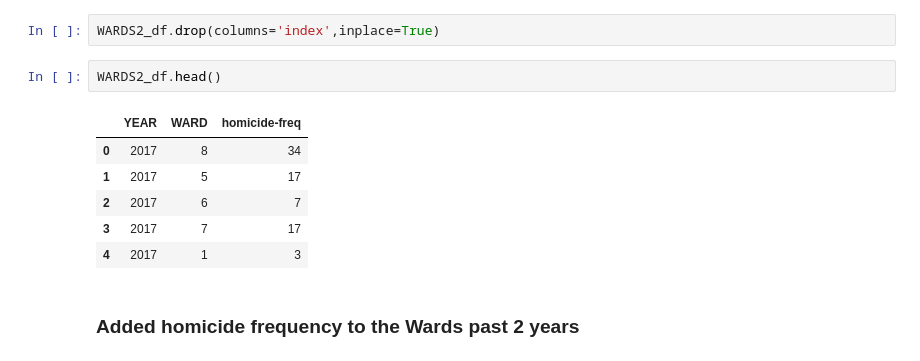
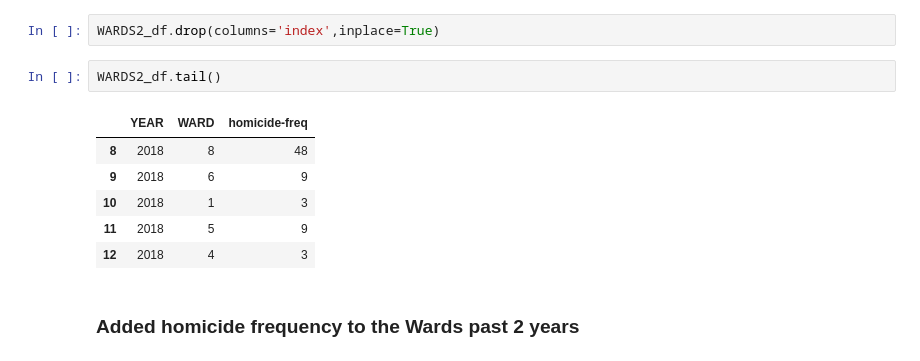
Before and after one commit to monipip3/activism, a Jupyter notebook: DC_Homicides/DC Homicides.ipynb, the cells around one changed output. Drawn from its saved outputs; the diff is of its cells as text.

```diff
--- a/DC_Homicides/DC Homicides.ipynb
+++ b/DC_Homicides/DC Homicides.ipynb
@@ -86,14 +86,14 @@ WARDS2_df.reset_index(inplace=True)
 # %%
 WARDS2_df.drop(columns='index',inplace=True)
 # %%
-WARDS2_df.head()
+WARDS2_df.tail()
 # %% [output]
 |  | YEAR | WARD | homicide-freq |
-| 0 | 2017 | 8 | 34 |
-| 1 | 2017 | 5 | 17 |
-| 2 | 2017 | 6 | 7 |
-| 3 | 2017 | 7 | 17 |
-| 4 | 2017 | 1 | 3 |
+| 8 | 2018 | 8 | 48 |
+| 9 | 2018 | 6 | 9 |
+| 10 | 2018 | 1 | 3 |
+| 11 | 2018 | 5 | 9 |
+| 12 | 2018 | 4 | 3 |
 # %% [markdown]
 ### Added homicide frequency to the Wards past 2 years
 # %%
```
